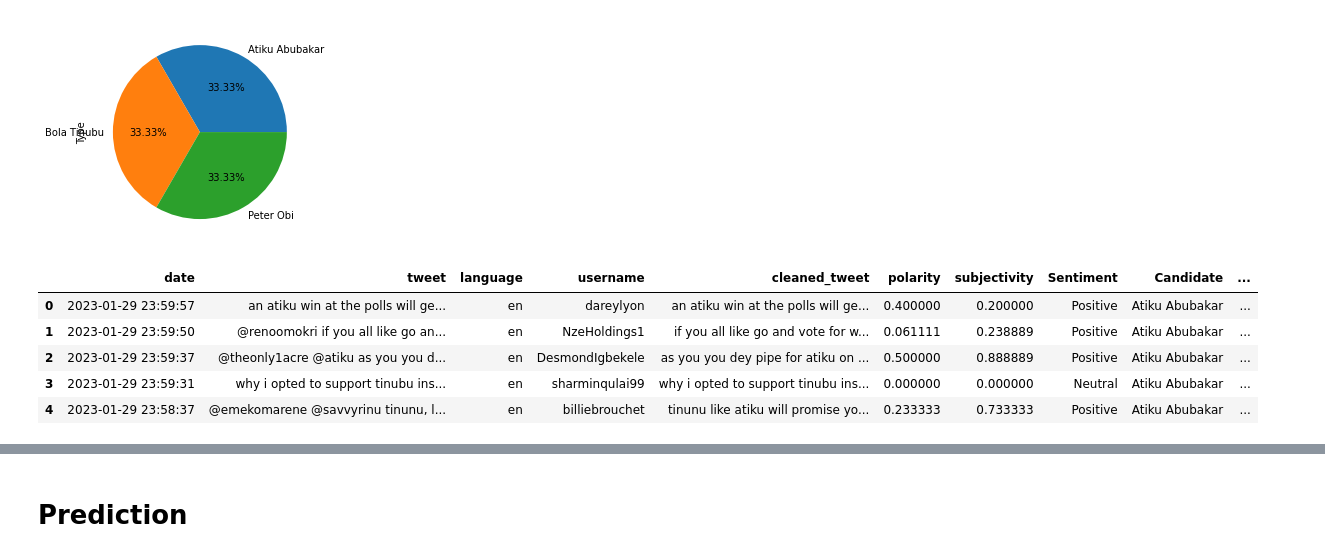
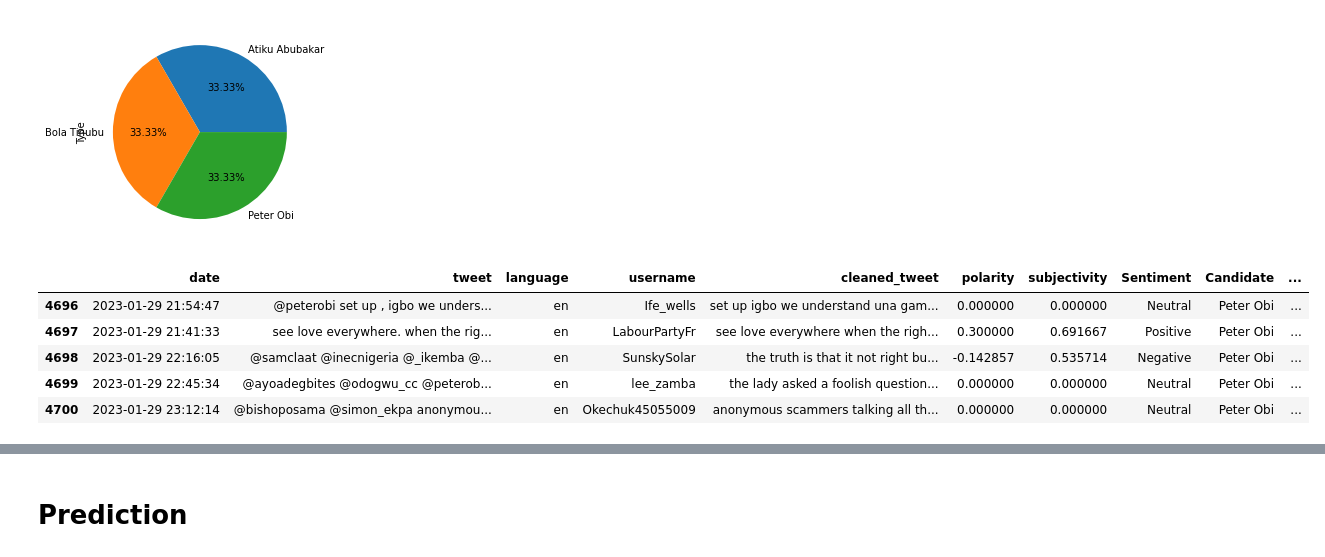
Before and after one commit to idris10x/nigeria-presidential-election-prediction, a Jupyter notebook: presidential_election_prediction.ipynb, the cells around one changed output, grey strips where cells are left out. Drawn from its saved outputs; the diff is of its cells as text; code cells hidden in the pictures.

```diff
--- a/presidential_election_prediction.ipynb
+++ b/presidential_election_prediction.ipynb
@@ -310,14 +310,14 @@ new_df['encoded_win'] = lb_encoder.transform(new_df['Candidate'])
 X = new_df[['polarity']]
 y = new_df['encoded_win']
 # %%
-new_df.head()
+new_df.tail()
 # %% [output]
 |  | date | tweet | language | username | cleaned_tweet | polarity | subjectivity | Sentiment | Candidate | ... |
-| 0 | 2023-01-29 23:59:57 | an atiku win at the polls will ge... | en | dareylyon | an atiku win at the polls will ge... | 0.400000 | 0.200000 | Positive | Atiku Abubakar | ... |
-| 1 | 2023-01-29 23:59:50 | @renoomokri if you all like go an... | en | NzeHoldings1 | if you all like go and vote for w... | 0.061111 | 0.238889 | Positive | Atiku Abubakar | ... |
-| 2 | 2023-01-29 23:59:37 | @theonly1acre @atiku as you you d... | en | DesmondIgbekele | as you you dey pipe for atiku on ... | 0.500000 | 0.888889 | Positive | Atiku Abubakar | ... |
-| 3 | 2023-01-29 23:59:31 | why i opted to support tinubu ins... | en | sharminqulai99 | why i opted to support tinubu ins... | 0.000000 | 0.000000 | Neutral | Atiku Abubakar | ... |
-| 4 | 2023-01-29 23:58:37 | @emekomarene @savvyrinu tinunu, l... | en | billiebrouchet | tinunu like atiku will promise yo... | 0.233333 | 0.733333 | Positive | Atiku Abubakar | ... |
+| 4696 | 2023-01-29 21:54:47 | @peterobi set up , igbo we unders... | en | Ife_wells | set up igbo we understand una gam... | 0.000000 | 0.000000 | Neutral | Peter Obi | ... |
+| 4697 | 2023-01-29 21:41:33 | see love everywhere. when the rig... | en | LabourPartyFr | see love everywhere when the righ... | 0.300000 | 0.691667 | Positive | Peter Obi | ... |
+| 4698 | 2023-01-29 22:16:05 | @samclaat @inecnigeria @_ikemba @... | en | SunskySolar | the truth is that it not right bu... | -0.142857 | 0.535714 | Negative | Peter Obi | ... |
+| 4699 | 2023-01-29 22:45:34 | @ayoadegbites @odogwu_cc @peterob... | en | lee_zamba | the lady asked a foolish question... | 0.000000 | 0.000000 | Neutral | Peter Obi | ... |
+| 4700 | 2023-01-29 23:12:14 | @bishoposama @simon_ekpa anonymou... | en | Okechuk45055009 | anonymous scammers talking all th... | 0.000000 | 0.000000 | Neutral | Peter Obi | ... |
 # %%
 # Splitting dataset into training (80%) and testing (20%)
 X_train, X_test, y_train, y_test = train_test_split(X, y, test_size = 0.2)
```
Also changed, not shown: parts of 15 cells of this notebook.
